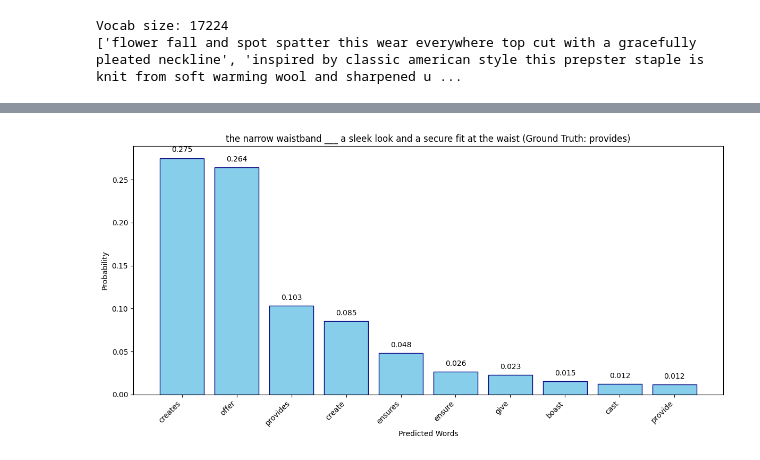
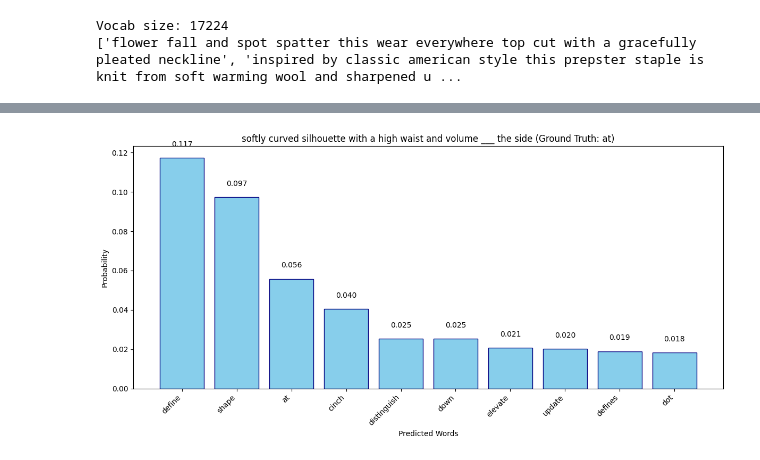
Before and after one commit to chocomint-727/ML_portfolio, a Jupyter notebook: MAE.ipynb, the cells around one changed output, grey strips where cells are left out. Saved outputs shown, nothing was run; the diff lists cells and outputs as text; code cells hidden in the pictures.

```diff
--- a/MAE.ipynb
+++ b/MAE.ipynb
@@ -57,8 +58,11 @@ class CaptionDataset(Dataset):
     def __getitem__(self, idx):
         return self.tokens[idx]
 
-
-ds = load_dataset("Luna288/image-captioning-FACAD-base", split="train")
+try:
+    ds = load_from_disk("datasets/facad_dataset")
+except:
+    ds = load_dataset("Luna288/image-captioning-FACAD-base", split="train")
+    ds.save_to_disk("datasets/facad_dataset")
 captions = [ex["text"] for ex in ds]
 
 new_captions = []
@@ -96,6 +100,12 @@ print(captions[:10])
 Warning: You are sending unauthenticated requests to the HF Hub. Please set a HF_TOKEN to enable higher rate limits and faster downloads.
 Vocab size: 17224
 ['flower fall and spot spatter this wear everywhere top cut with a gracefully pleated neckline', 'inspired by classic american style this prepster staple is knit from soft warming wool and sharpened u ...
+# %%
+tokenizer = AutoTokenizer.from_pretrained(TOKENIZER_NAME)
+pad_id  = tokenizer.pad_token_id
+mask_id = tokenizer.mask_token_id
+
+train_loader, val_loader = get_dataloaders(batch_size=32, num_workers=4)
 # %%
 class MultiHeadAttentionNode(nn.Module):
     def __init__(self, d_model, num_heads, dropout = 0.2):
@@ -257,7 +267,8 @@ for i in range(start, epochs):
     whereswaldotrainer.train()
     total_loss = 0
     for j, batch in enumerate(loader):
-        x, padding_mask = batch
+        x = batch["input_ids"].to(device)
+        padding_mask = (x == pad_id)
         x = x.to(device)
         padding_mask = padding_mask.to(device)
 
@@ -356,7 +351,7 @@ def plot_probe_reconstruction(sentence, model, vocab, mask_num=7, top_k=10):
 
     with torch.no_grad():
         # Forward pass: whereswaldotrainer returns (logits, ground_truth)
-        logits, _ = model(input_tensor)
+        logits = model.decoder(model.encoder(input_tensor))
 
         # Get probabilities for the masked position
         # Shape of logits is [batch, seq_len, vocab_size]
@@ -368,32 +363,34 @@ def plot_probe_reconstruction(sentence, model, vocab, mask_num=7, top_k=10):
         top_probs = top_probs.cpu().numpy()
         top_indices = top_indices.cpu().numpy()
 
     # Map IDs back to words
     inv_vocab = {v: k for k, v in vocab.items()}
     top_words = [inv_vocab.get(idx, f"ID:{idx}") for idx in top_indices]
 
     # Format the plot title as requested
     display_sentence = words[:]
     display_sentence[mask_num] = "___"
     title_text = f"{' '.join(display_sentence)} (Ground Truth: {original_word})"
 
     # Create the plot
     plt.figure(figsize=(12, 6))
     bars = plt.bar(top_words, top_probs, color='skyblue', edgecolor='navy')
     plt.xlabel('Predicted Words')
     plt.ylabel('Probability')
     plt.title(title_text)
     plt.xticks(rotation=45, ha='right')
 
     # Add probability labels on top of bars
     for bar in bars:
         yval = bar.get_height()
         plt.text(bar.get_x() + bar.get_width()/2, yval + 0.005, f'{yval:.3f}', ha='center', va='bottom')
 
     plt.tight_layout()
     plt.savefig('reconstruction_probabilities.png')
     plt.show()
-plot_probe_reconstruction("The narrow waistband provides a sleek look and a secure fit at the waist", whereswaldotrainer, vocab, mask_num=3)
+
+
+plot_probe_reconstruction("Softly curved silhouette with a high waist and volume at the side", whereswaldotrainer, vocab, mask_num=9)
 # Usage:
 # %% [output]
-[figure, old version]
+[figure, new version]
```
Also changed, not shown: parts of 4 cells of this notebook, 20 other files.
